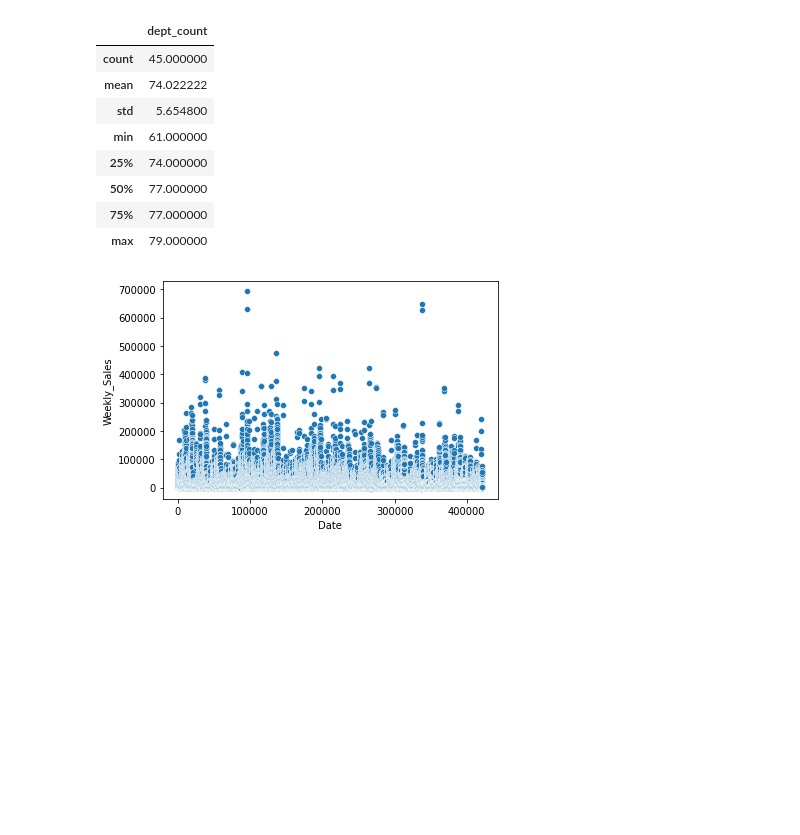
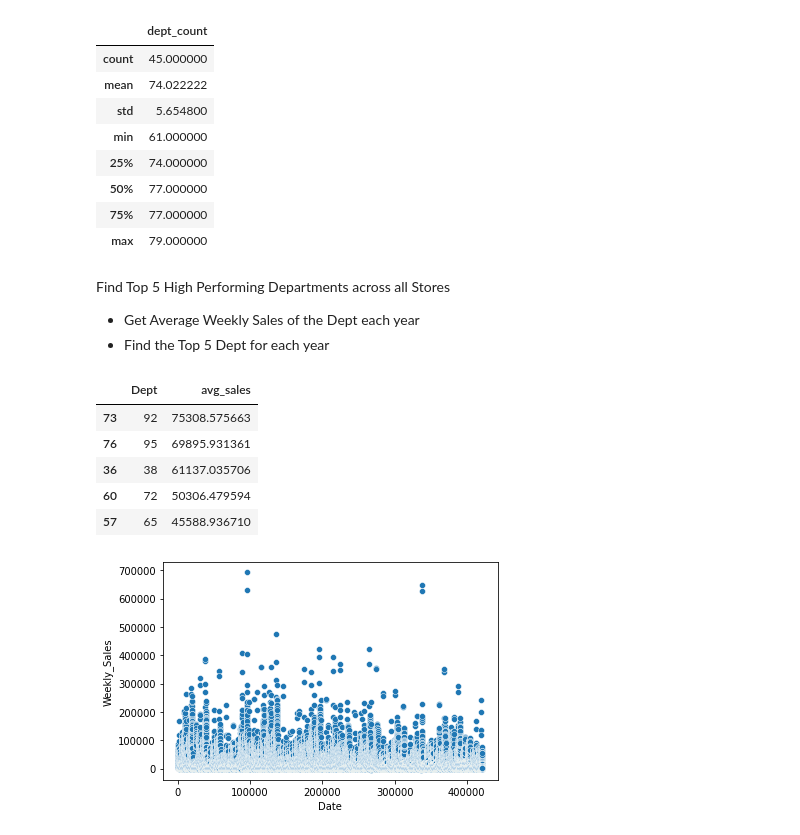
Before and after one commit to jay2jaykp/operation-odessa, a Jupyter notebook: operation_odessa.ipynb, the cells around one changed output. Saved outputs shown, nothing was run; the diff lists cells and outputs as text; code cells hidden in the pictures; blank space fills up the shorter version.

Commit message:
find top 5 dept

```diff
--- a/operation_odessa.ipynb
+++ b/operation_odessa.ipynb
@@ -267,6 +264,27 @@ store_dept_df.describe()
 | 50% | 77.000000 |
 | 75% | 77.000000 |
 | max | 79.000000 |
+# %% [markdown]
+Find Top 5 High Performing Departments across all Stores
+
+- Get Average Weekly Sales of the Dept each year
+- Find the Top 5 Dept for each year
+# %%
+# top_5_dept
+# import datetime
+top_5_dept = df.loc[:, ('Dept','Date', 'Weekly_Sales')]
+top_5_dept['year'] = pd.DatetimeIndex(top_5_dept['Date']).year
+top_5_dept['month'] = pd.DatetimeIndex(top_5_dept['Date']).month
+top_5_dept = top_5_dept.groupby(['Dept','year'], as_index=False).agg(avg_sales=('Weekly_Sales', "mean"))
+top_5_dept = top_5_dept.groupby(['Dept'], as_index=False).agg(avg_sales=('avg_sales', 'mean'))
+top_5_dept.sort_values('avg_sales', ascending=False).head()
+# %% [output]
+|  | Dept | avg_sales |
+| 73 | 92 | 75308.575663 |
+| 76 | 95 | 69895.931361 |
+| 36 | 38 | 61137.035706 |
+| 60 | 72 | 50306.479594 |
+| 57 | 65 | 45588.936710 |
 # %%
 clean_df.get_scatter('Weekly_Sales')
 # %% [output]
```
Also changed, not shown: parts of 4 cells of this notebook.
